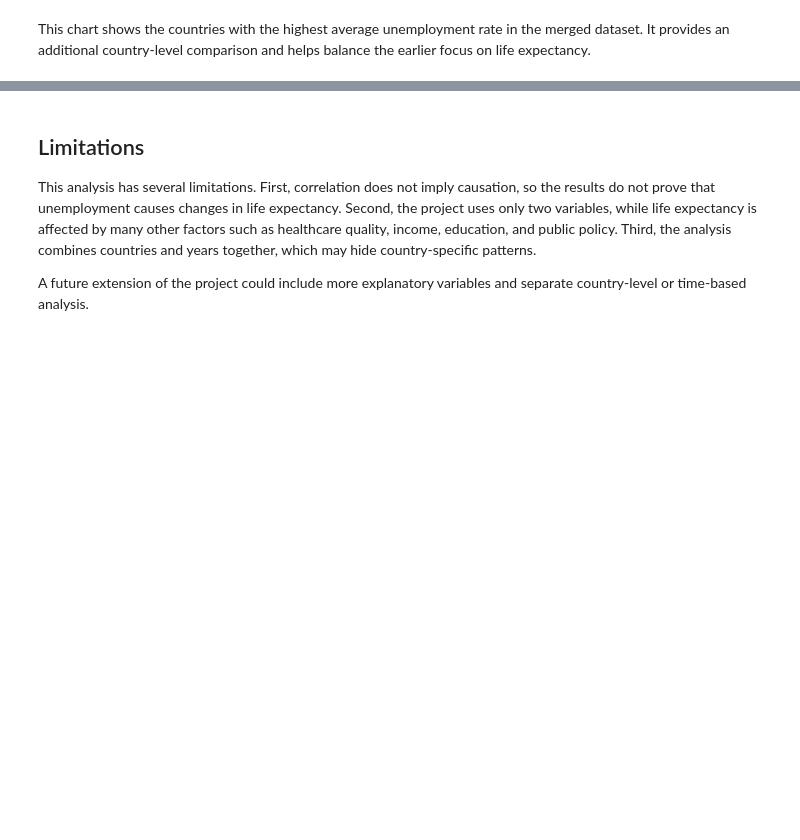
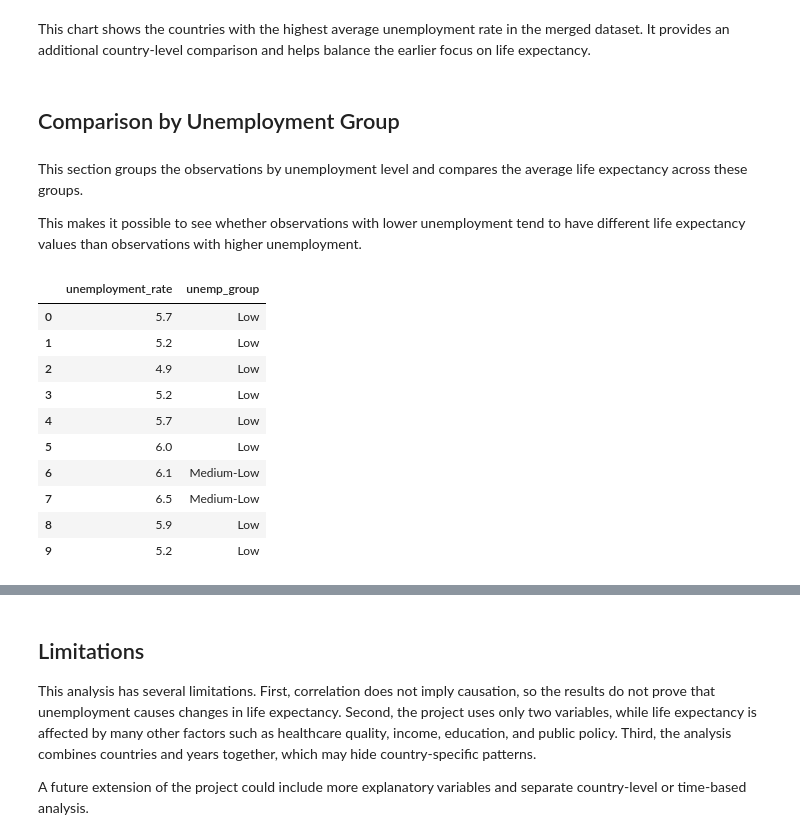
Before and after one commit to ohczed/life-expectancy-unemployment-europe, a Jupyter notebook: notebooks/final_project.ipynb, the cells around one changed output, grey strips where cells are left out. Saved outputs shown, nothing was run; the diff lists cells and outputs as text; code cells hidden in the pictures; blank space fills up the shorter version.

```diff
--- a/notebooks/final_project.ipynb
+++ b/notebooks/final_project.ipynb
@@ -527,3 +599,29 @@ plt.show()
 [figure]
 # %% [markdown]
 This chart shows the countries with the highest average unemployment rate in the merged dataset. It provides an additional country-level comparison and helps balance the earlier focus on life expectancy.
+# %% [markdown]
+## Comparison by Unemployment Group
+# %% [markdown]
+This section groups the observations by unemployment level and compares the average life expectancy across these groups.
+
+This makes it possible to see whether observations with lower unemployment tend to have different life expectancy values than observations with higher unemployment.
+# %%
+merged_df["unemp_group"] = pd.qcut(
+    merged_df["unemployment_rate"],
+    q=4,
+    labels=["Low", "Medium-Low", "Medium-High", "High"]
+)
+
+merged_df[["unemployment_rate", "unemp_group"]].head(10)
+# %% [output]
+|  | unemployment_rate | unemp_group |
+| 0 | 5.7 | Low |
+| 1 | 5.2 | Low |
+| 2 | 4.9 | Low |
+| 3 | 5.2 | Low |
+| 4 | 5.7 | Low |
+| 5 | 6.0 | Low |
+| 6 | 6.1 | Medium-Low |
+| 7 | 6.5 | Medium-Low |
+| 8 | 5.9 | Low |
+| 9 | 5.2 | Low |
```
Also changed, not shown: parts of 18 cells of this notebook.
